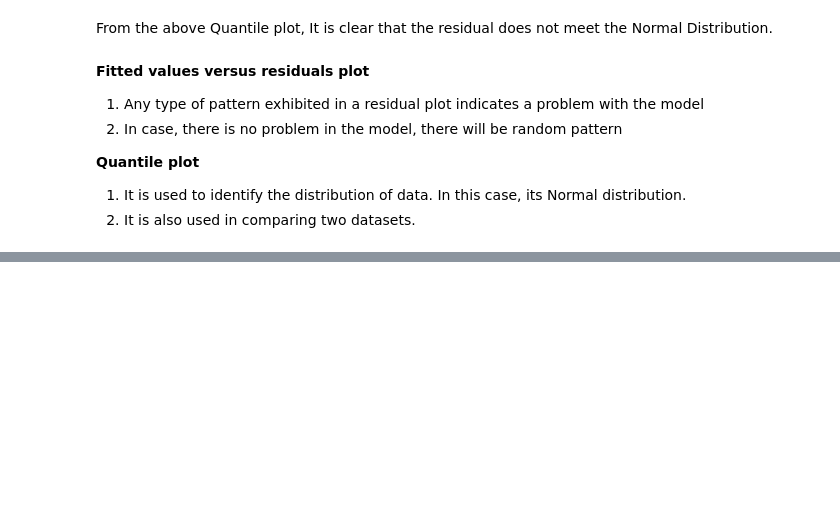
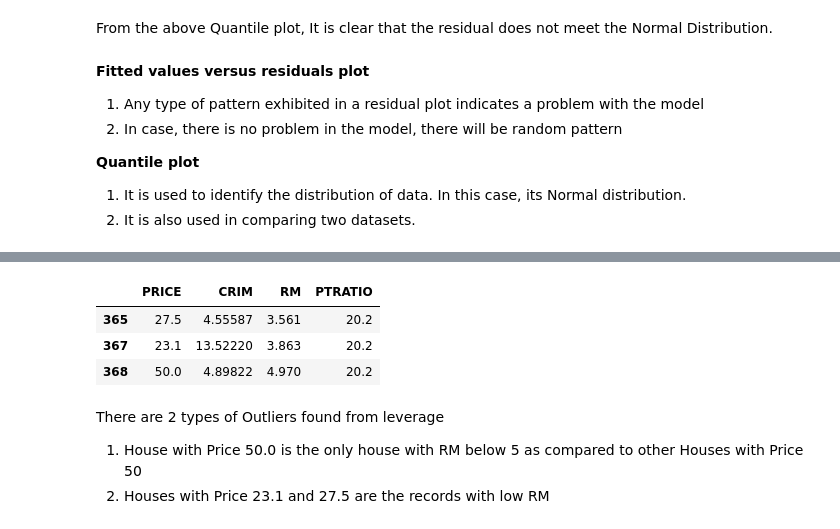
Before and after one commit to aliborji/springboard-mini-projects, a Jupyter notebook: linear_regression/Mini_Project_Linear_Regression.ipynb, the cells around one changed output, grey strips where cells are left out. Drawn from its saved outputs; the diff is of its cells as text; code cells hidden in the pictures; blank space fills up the shorter version.

```diff
--- a/linear_regression/Mini_Project_Linear_Regression.ipynb
+++ b/linear_regression/Mini_Project_Linear_Regression.ipynb
@@ -964,0 +969,15 @@ bos[(bos.PTRATIO>20) & (bos.CRIM>1) & (bos.CRIM<1.2)]
+# %%
+# leverage_outliers = bos[m.get_influence().cooks_distance > 0.1][['PRICE', 'CRIM', 'RM', 'PTRATIO']]
+# leverage_outliers
+leverage = np.array(m.get_influence().cooks_distance[0])
+leverage_outliers = bos[leverage > 0.1][['PRICE', 'CRIM', 'RM', 'PTRATIO']]
+leverage_outliers
+# %% [output]
+|  | PRICE | CRIM | RM | PTRATIO |
+| 365 | 27.5 | 4.55587 | 3.561 | 20.2 |
+| 367 | 23.1 | 13.52220 | 3.863 | 20.2 |
+| 368 | 50.0 | 4.89822 | 4.970 | 20.2 |
+# %% [markdown]
+There are 2 types of Outliers found from leverage
+1. House with Price 50.0 is the only house with RM below 5 as compared to other Houses with Price 50
+2. Houses with Price 23.1 and 27.5 are the records with low RM
```
Also changed, not shown: parts of 5 cells of this notebook.
